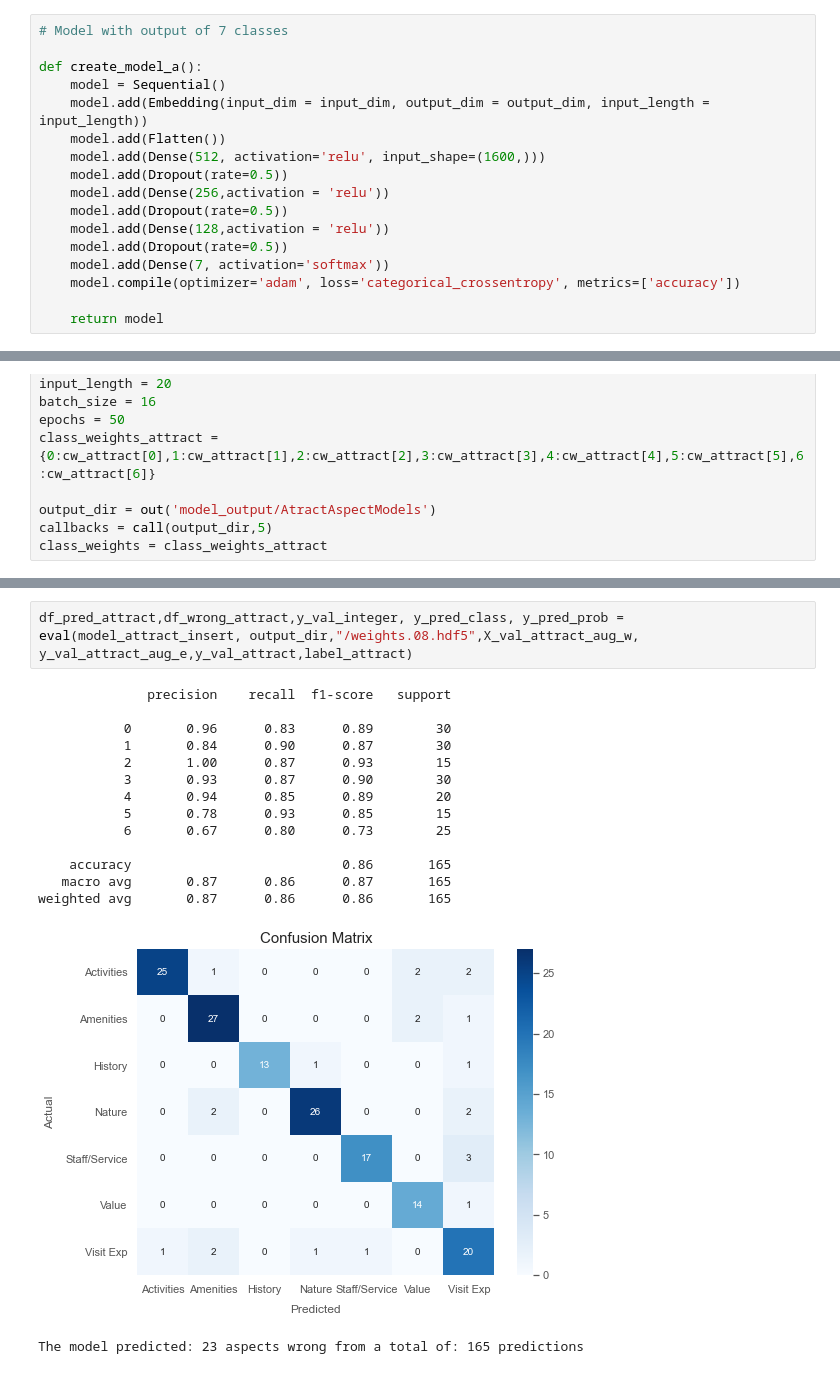
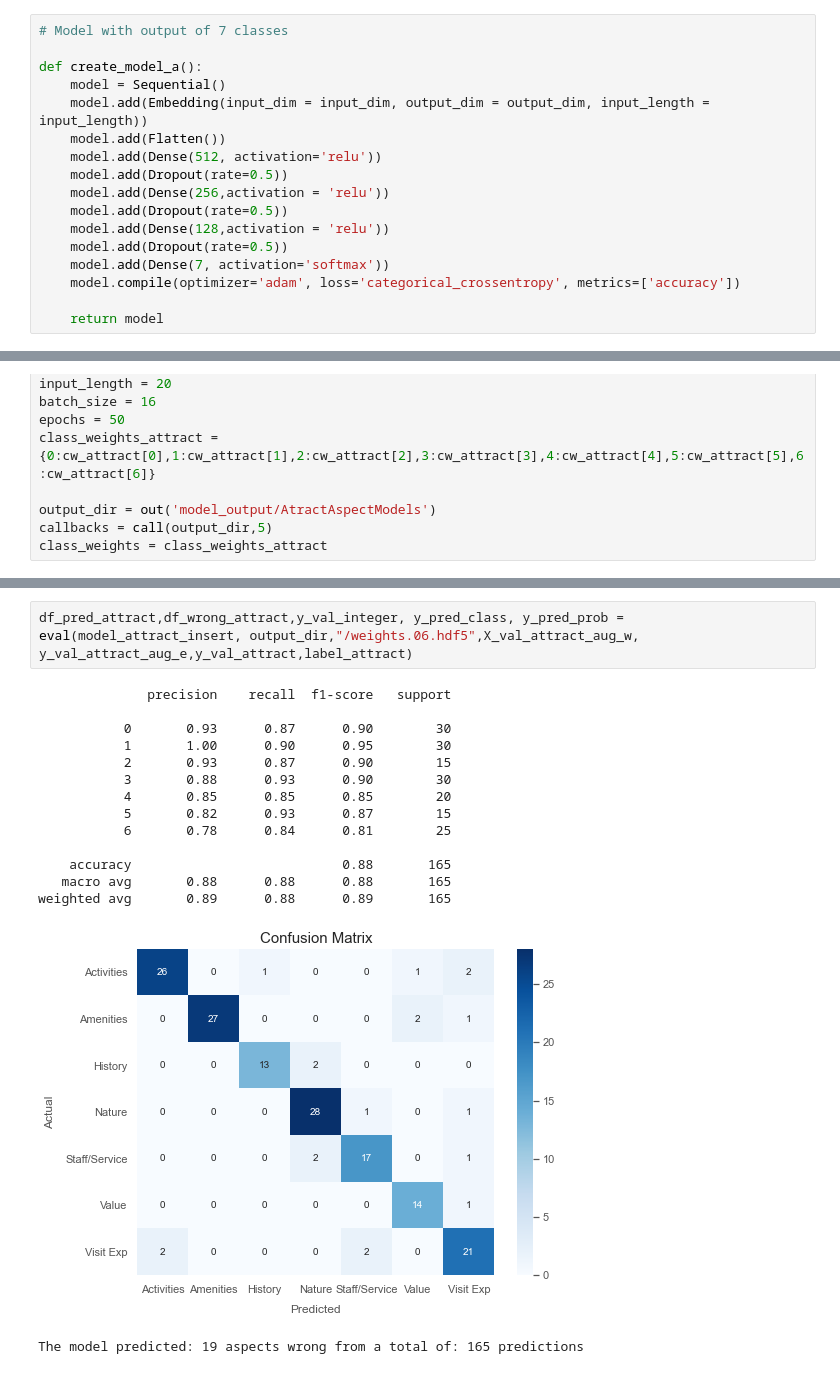
Before and after one commit to Auckland68/Arun-Travel-Reviews-Analysis, a Jupyter notebook: AspectSentimentModels/Models/Notebook12(b)AspectPredictiveModelsNeuralNetworks.ipynb, the cells around one changed output, grey strips where cells are left out. Saved outputs shown, nothing was run; the diff lists cells and outputs as text.

```diff
--- a/AspectSentimentModels/Models/Notebook12(b)AspectPredictiveModelsNeuralNetworks.ipynb
+++ b/AspectSentimentModels/Models/Notebook12(b)AspectPredictiveModelsNeuralNetworks.ipynb
@@ -405,7 +407,7 @@ def create_model_a():
     model = Sequential()
     model.add(Embedding(input_dim = input_dim, output_dim = output_dim, input_length = input_length))
     model.add(Flatten())
-    model.add(Dense(512, activation='relu', input_shape=(1600,)))
+    model.add(Dense(512, activation='relu'))
     model.add(Dropout(rate=0.5))
     model.add(Dense(256,activation = 'relu'))
     model.add(Dropout(rate=0.5))
@@ -1177,21 +1109,21 @@ Epoch 6/50
 # %%
-df_pred_attract,df_wrong_attract,y_val_integer, y_pred_class, y_pred_prob = eval(model_attract_insert, output_dir,"/weights.08.hdf5",X_val_attract_aug_w, y_val_attract_aug_e,y_val_attract,label_attract)
+df_pred_attract,df_wrong_attract,y_val_integer, y_pred_class, y_pred_prob = eval(model_attract_insert, output_dir,"/weights.06.hdf5",X_val_attract_aug_w, y_val_attract_aug_e,y_val_attract,label_attract)
 # %% [output]
               precision    recall  f1-score   support
 
-           0       0.96      0.83      0.89        30
-           1       0.84      0.90      0.87        30
-           2       1.00      0.87      0.93        15
-           3       0.93      0.87      0.90        30
-           4       0.94      0.85      0.89        20
-           5       0.78      0.93      0.85        15
-           6       0.67      0.80      0.73        25
+           0       0.93      0.87      0.90        30
+           1       1.00      0.90      0.95        30
+           2       0.93      0.87      0.90        15
+           3       0.88      0.93      0.90        30
+           4       0.85      0.85      0.85        20
+           5       0.82      0.93      0.87        15
+           6       0.78      0.84      0.81        25
 
-    accuracy                           0.86       165
-   macro avg       0.87      0.86      0.87       165
-weighted avg       0.87      0.86      0.86       165
+    accuracy                           0.88       165
+   macro avg       0.88      0.88      0.88       165
+weighted avg       0.89      0.88      0.89       165
-[figure, old version]
+[figure, new version]
-The model predicted: 23 aspects wrong from a total of: 165 predictions
+The model predicted: 19 aspects wrong from a total of: 165 predictions
 # %%
 results4 = metric_results(y_val_attract_e,y_val_integer,y_pred_class,y_pred_prob)
 results4
```
Also changed, not shown: parts of 193 cells of this notebook.
